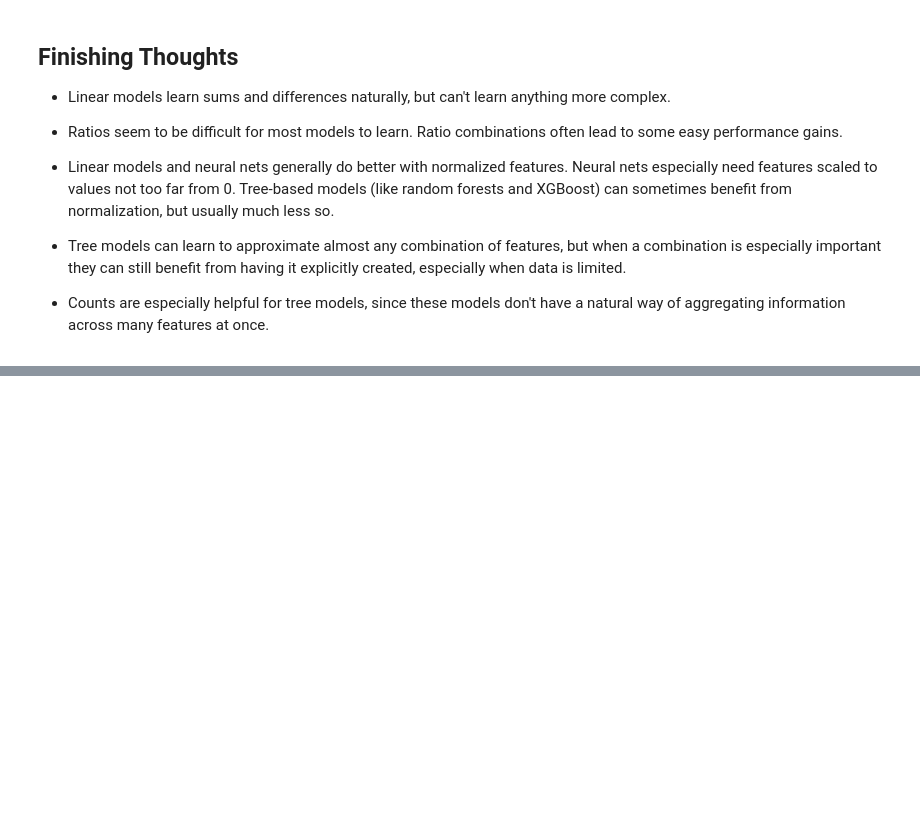
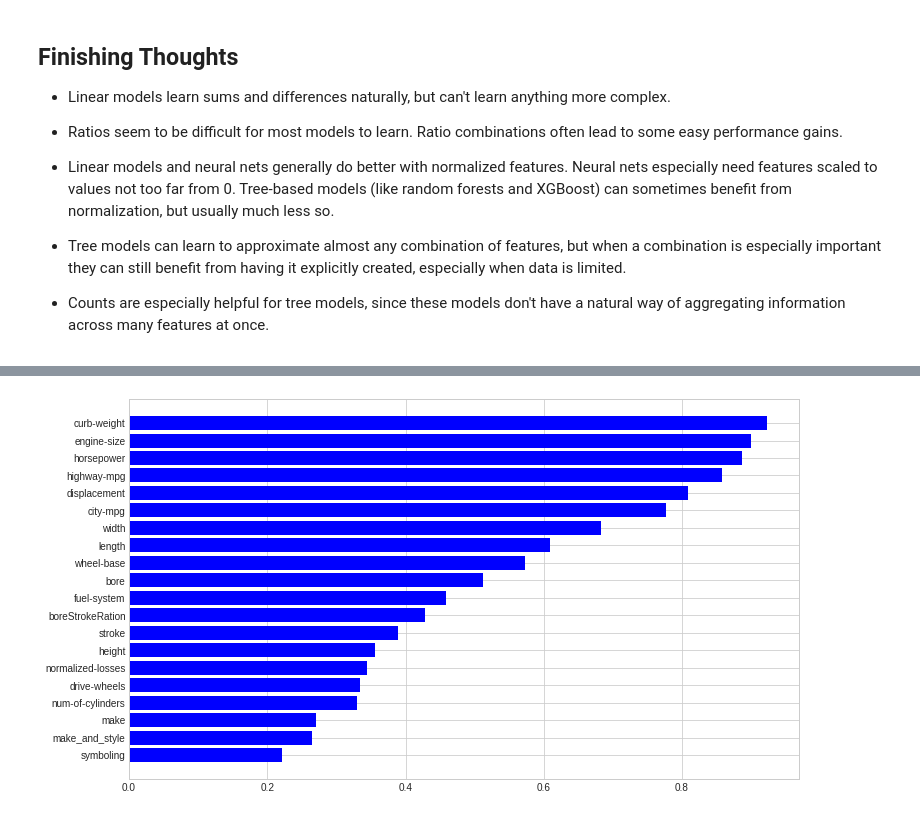
Before and after one commit to Princekrampah/FeatureEngineering, a Jupyter notebook: Lesson3.ipynb, the cells around one changed output, grey strips where cells are left out. Cells and saved outputs as stored; diff of their text form; code cells hidden in the pictures; blank space fills up the shorter version.

```diff
--- a/Lesson3.ipynb
+++ b/Lesson3.ipynb
@@ -164,3 +165,28 @@ df[["make", "body-style", "make_and_style"]].head()
 - Tree models can learn to approximate almost any combination of features, but when a combination is especially important they can still benefit from having it explicitly created, especially when data is limited.
 
 - Counts are especially helpful for tree models, since these models don't have a natural way of aggregating information across many features at once.
+# %%
+def generate_mi_scores(X, y):
+    X = X.copy()
+    for col in X.select_dtypes(include = ['object', 'category']):
+        X[col], _ = X[col].factorize()
+
+    discrete_features = [pd.api.types.is_integer_dtype(col) for col in X.columns]
+    mi_scores = mutual_info_regression(X, y, discrete_features = discrete_features, random_state = 0)
+    mi_scores = pd.Series(mi_scores, name = 'MI_scores', index = X.columns)
+    mi_scores = mi_scores.sort_values(ascending = False)
+    return mi_scores
+
+
+def plot_mi_scores(mi_scores):
+    mi_scores = mi_scores.sort_values(ascending=True)
+    width = np.arange(len(mi_scores))
+    tick_labels = list(mi_scores.index)
+    plt.barh(width, mi_scores, color = 'blue')
+    plt.yticks(width, tick_labels)
+    plt.show()
+# %%
+X = df.copy()
+y = X.pop("price")
+# %%
+mi_scores = generate_mi_scores(X, y)
@@ -166,0 +213,6 @@ df[["make", "body-style", "make_and_style"]].head()
+# %%
+plt.style.use('seaborn-whitegrid')
+plt.figure(figsize=(12, 7))
+plot_mi_scores(mi_scores.head(20))
+# %% [output]
+[figure, added]
```
Also changed, not shown: parts of 3 cells of this notebook, 7 other files.
